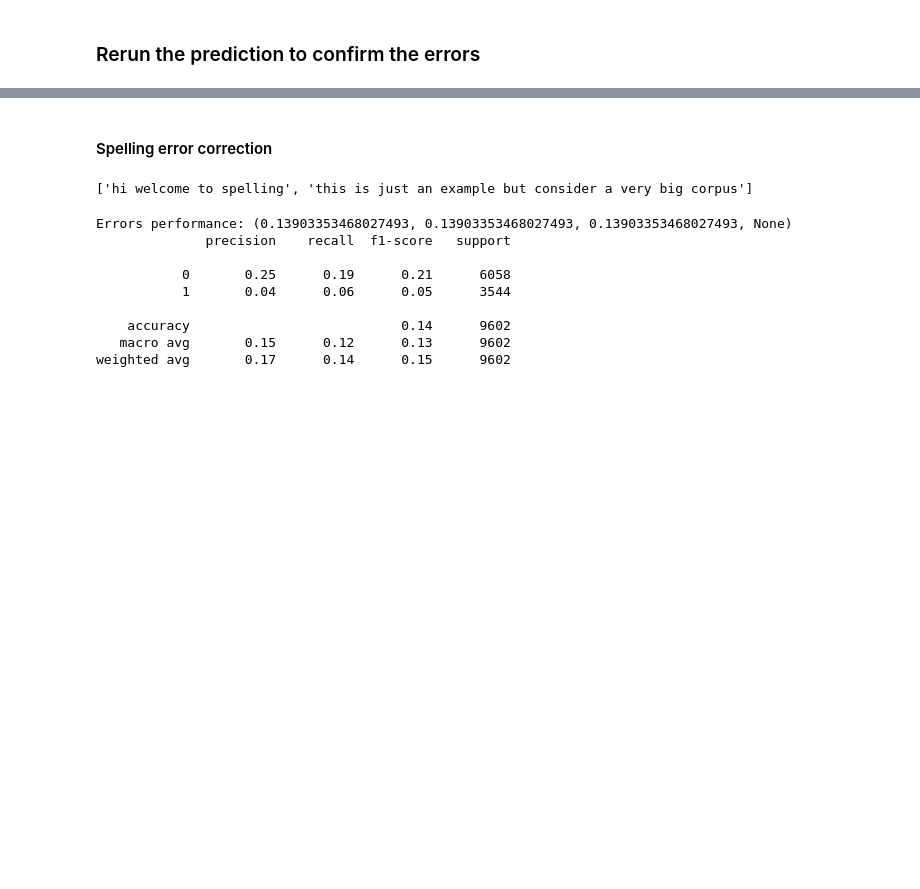
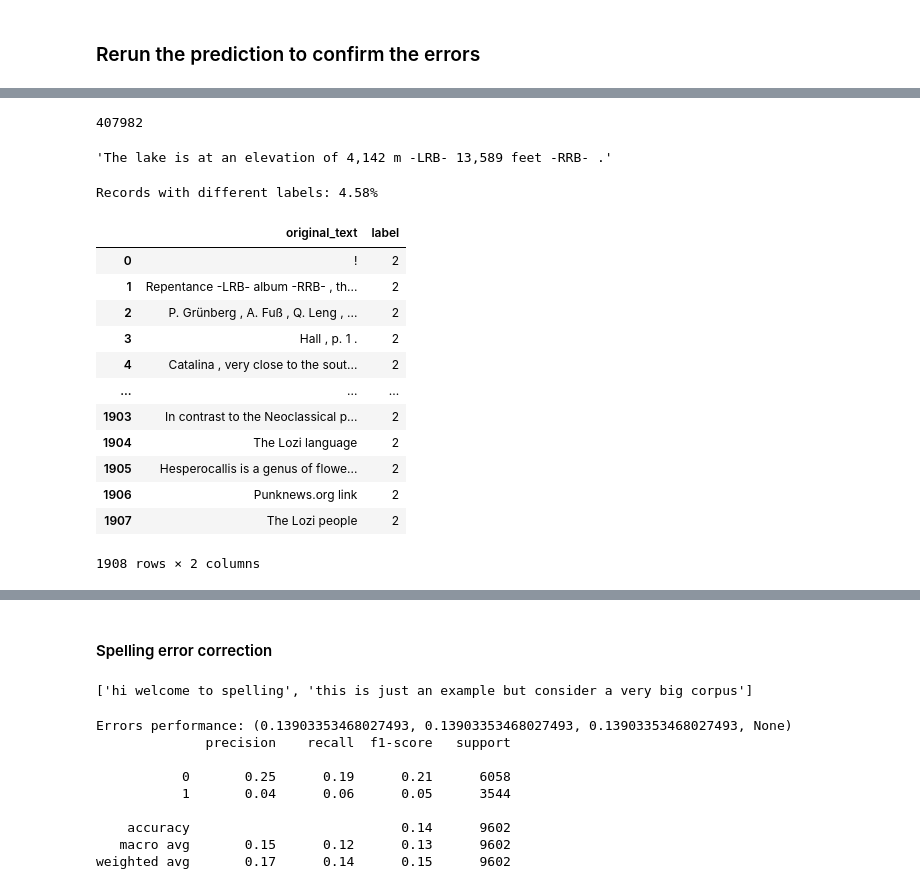
Before and after one commit to patrickcnkm/696_predict_text_difficulity, a Jupyter notebook: 05_BERT_Prediction_Error_Analysis.ipynb, the cells around one changed output, grey strips where cells are left out. Saved outputs shown, nothing was run; the diff lists cells and outputs as text; code cells hidden in the pictures; blank space fills up the shorter version.

```diff
--- a/05_BERT_Prediction_Error_Analysis.ipynb
+++ b/05_BERT_Prediction_Error_Analysis.ipynb
@@ -50,7 +33,0 @@ test_data_unique
-# %%
-# look for the records with different labels
-data=test_data
-df_by=pd.DataFrame(data.groupby(['original_text','label']).count().reset_index()[["original_text","label"]])
-df_by=df_by.groupby(by='original_text').count().sort_values('label',ascending=False).reset_index()
-diff_labels=df_by[df_by['label']>1]
-print("Records with different labels: %.2f%%" %(100*len(diff_labels)/len(test_data)))
@@ -84,0 +50,8 @@ test_data_unique.columns=['original_text','label','dulabel','duplicated']
+# %%
+# look for the records with different labels
+def duple_labels(data):
+    df_by=pd.DataFrame(data.groupby(['original_text','label']).count().reset_index()[["original_text","label"]])
+    df_by=df_by.groupby(by='original_text').count().sort_values('label',ascending=False).reset_index()
+    diff_labels=df_by[df_by['label']>1]
+    print("Records with different labels: %.2f%%" %(100*len(diff_labels)/len(data)))
+    return diff_labels
@@ -489,0 +579,5 @@ model.config.id2label[predicted_class_id]
+# %%
+# load training data
+train_data_path="./01_data/WikiLarge_Train.csv"
+train_data=pd.read_csv(train_data_path)
+texts=train_data['original_text']
@@ -490,3 +632,28 @@ model.config.id2label[predicted_class_id]
+# %%
+j
+# %% [output]
+407982
+# %%
+texts[167634]
+# %% [output]
+'The lake is at an elevation of 4,142 m -LRB- 13,589 feet -RRB- .'
+# %%
+duple_labels(train_data)
+# %% [output]
+Records with different labels: 4.58%
+|  | original_text | label |
+| 0 | ! | 2 |
+| 1 | Repentance -LRB- album -RRB- , th... | 2 |
+| 2 | P. Grünberg , A. Fuß , Q. Leng , ... | 2 |
+| 3 | Hall , p. 1 . | 2 |
+| 4 | Catalina , very close to the sout... | 2 |
+| ... | ... | ... |
+| 1903 | In contrast to the Neoclassical p... | 2 |
+| 1904 | The Lozi language | 2 |
+| 1905 | Hesperocallis is a genus of flowe... | 2 |
+| 1906 | Punknews.org link | 2 |
+| 1907 | The Lozi people | 2 |
+1908 rows × 2 columns
 # %%
 # Confirm the error data should not be predicted correctly.
 texts=list(error_data["original_text"])
```
Also changed, not shown: parts of 59 cells of this notebook, 15 other files.
